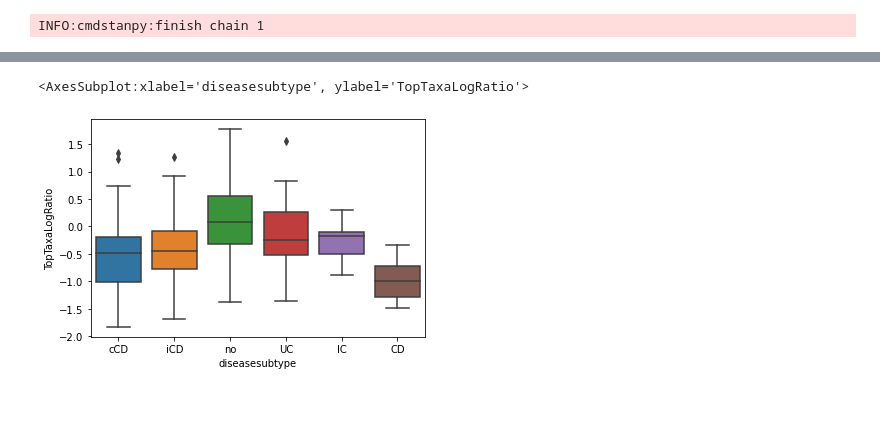
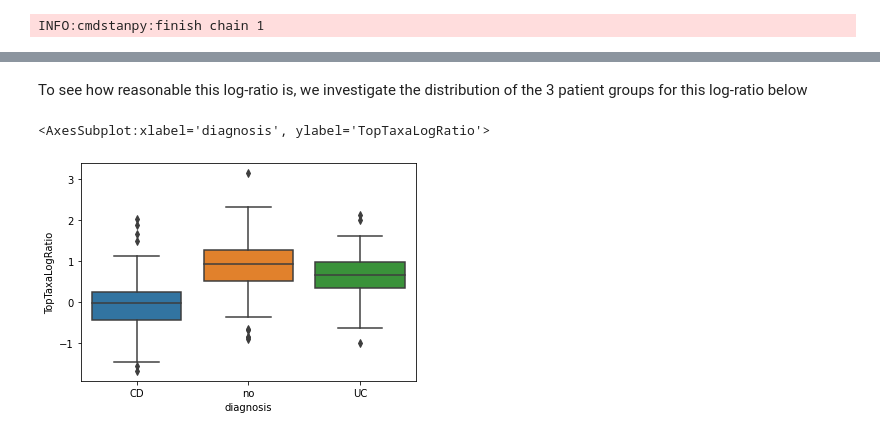
Before and after one commit to mortonjt/differential-abundance-intro, a Jupyter notebook: ipynb/ibd-rectum-case-study.ipynb, the cells around one changed output, grey strips where cells are left out. Drawn from its saved outputs; the diff is of its cells as text; code cells hidden in the pictures; blank space fills up the shorter version.

```diff
--- a/ipynb/ibd-rectum-case-study.ipynb
+++ b/ipynb/ibd-rectum-case-study.ipynb
@@ -60,5 +103,5 @@ parameters {
 # %%
 from patsy import dmatrix
-disease_type = dmatrix("C(diseasesubtype, Treatment('no'))", md, return_type='dataframe')
+disease_type = dmatrix("C(diagnosis, Treatment('no'))", md, return_type='dataframe')
 disease_type.head()
 # %% [output]
@@ -88,7 +131,8 @@ with open('data.json', 'w') as f:
 # %%
 %set_env TBB_CXX_TYPE gcc
+import os
 nb_model = CmdStanModel(stan_file=os.path.join(os.getcwd(), 'nb_diff.stan'))
-nb_vb = nb_model.variational(data='data.json')
+fit = nb_model.variational(data='data.json')
 # %% [output]
 INFO:cmdstanpy:found newer exe file, not recompiling
 INFO:cmdstanpy:compiled model file: /home/juermieboop/Documents/interviews/bch/short-introduction-to-ALR/ipynb/nb_diff
@@ -106,0 +145,6 @@ beta_std = beta_samples.std(axis=0)
+# %%
+from util import extract_log_fold_change
+beta_samples = extract_log_fold_change(fit, n=table.shape[1], p=disease_type.shape[1])
+# Compute means and std dev surrounding our log-fold change estimates
+beta_mean = beta_samples.mean(axis=0)
+beta_std = beta_samples.std(axis=0)
@@ -166,11 +254,13 @@ differentials.tail(15)
 # %%
-numerator = np.log(table.loc[:, differentials.head(10).index] + 1)
-denominator = np.log(table.loc[:, differentials.tail(10).index] + 1)
-balance = numerator.mean(axis=1)- denominator.mean(axis=1)
+numerator = np.log(table.loc[:, differentials.head(20).index] + 1)
+denominator = np.log(table.loc[:, differentials.tail(20).index] + 1)
+balance = numerator.mean(axis=1) - denominator.mean(axis=1)
 md['TopTaxaLogRatio'] = balance
+# %% [markdown]
+To see how reasonable this log-ratio is, we investigate the distribution of the 3 patient groups for this log-ratio below
 # %%
 import seaborn as sns
-sns.boxplot(x='diseasesubtype', y='TopTaxaLogRatio', data=md)
+sns.boxplot(x='diagnosis', y='TopTaxaLogRatio', data=md)
 # %% [output]
-<AxesSubplot:xlabel='diseasesubtype', ylabel='TopTaxaLogRatio'>
+<AxesSubplot:xlabel='diagnosis', ylabel='TopTaxaLogRatio'>
-[figure, old version]
+[figure, new version]
```
Also changed, not shown: parts of 40 cells of this notebook, 5 other files.
